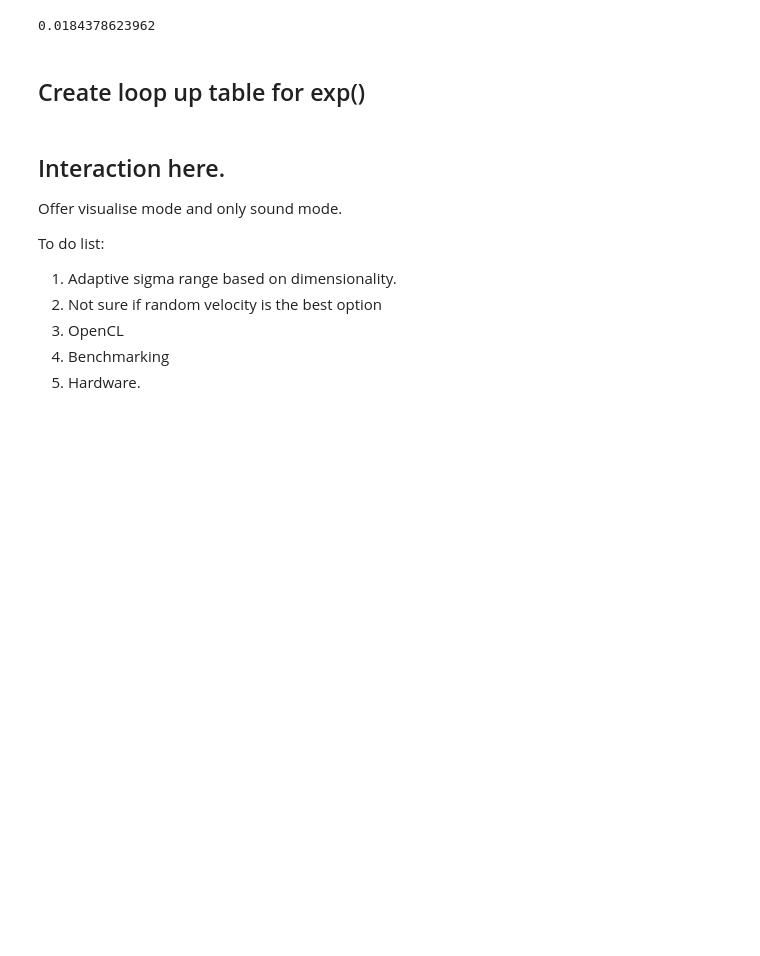
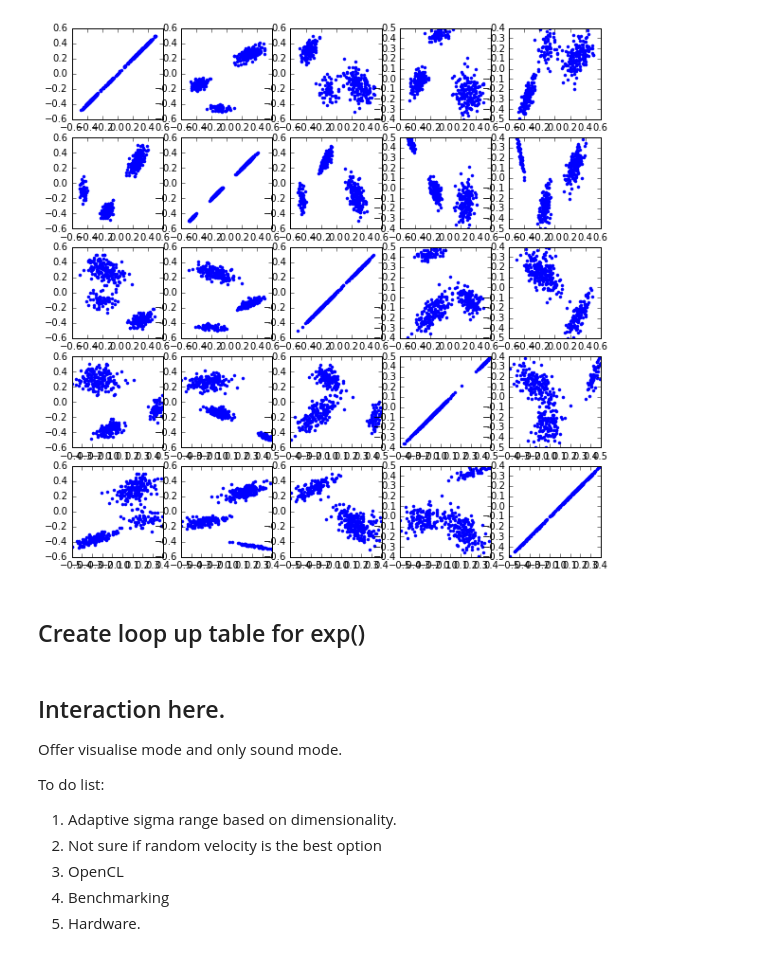
Before and after one commit to wiccy46/MBSison16, a Jupyter notebook: ptmain.ipynb, the cells around one changed output. Cells and saved outputs as stored; diff of their text form; code cells hidden in the pictures; blank space fills up the shorter version.

```diff
--- a/ptmain.ipynb
+++ b/ptmain.ipynb
@@ -109,18 +107,17 @@ def stdData(data, dim):
     return data
 
 # Generate data set based of dimension and num_of_cluster.
-def dataGen(row,dim, c):
-    N = row * dim
-    data = np.zeros((N,dim)) # initialise data
-    mu = 0 # Mean.
-    sigma = 0.2
-    overlap = 0.1
+def dataGen(dim, c, sigma = 0.2, minnr = 50, maxnr = 200):
     for i in range(c):
-        for j in range(dim):
-            sigma = np.random.rand()
-            data[i*int(N/c) : i*int(N/c)+ int(N/c) , j] = np.random.normal(mu, sigma, int(N/c))
-            mu = mu + sigma + (np.random.rand() - 0.5) * 0.3
-    return stdData(data, dim)
+        nr = pyrandom.randrange(minnr, maxnr, 1)
+        meanvec = np.random.rand(dim)
+        covmat = sigma**2*cov(np.random.rand(dim, dim))
+        dtmp = np.random.multivariate_normal(meanvec, covmat, nr)
+        if(i==0):
+            result = dtmp.copy()
+        else:
+            result = np.vstack((result, dtmp.copy()))
+    return stdData(result, dim)
 # %%
 %%cython
 cimport numpy as np
@@ -233,34 +230,38 @@ def PTSM(np.ndarray[np.float64_t, ndim = 1] pos, np.ndarray[np.float64_t, ndim =
 # %%
 # if testMode == T, a random example is used as the data.
 # else, you can load the actual data txt files.
 testMode = True
-if testMode == True:
-    data = dataGen(row = 300, dim = 5, c = 3)
+if testMode :
+    data = dataGen(5, 3, minnr = 50, maxnr = 200)
     N, dim = data.shape[0], data.shape[1]
-    plot(data[:, 0], data[:,1], ".")
+    pylab.rcParams['figure.figsize'] = (10.0, 10.0)
+    dim = 5
+    ct=1
+    for i in range(dim):
+        for j in range(dim):
+            subplot(dim, dim, ct)
+            plot(data[:, i], data[:,j], ".")
+            ct += 1
 
 else:
     # Load test data from file
 #     data = np.loadtxt("data/dim032.txt")
     # Still have problem loading csv file.
     data = np.genfromtxt("data/posture.csv",delimiter=",", skip_header = 1)
     headers = np.genfromtxt("data/posture.csv", dtype = np.str_, delimiter = ",", max_rows = 1 )
     N, dim = data.shape[0], data.shape[1]
 #     data = stdData(data, dim)
 #     plot(data[:,0], data[:,1], ".")
 
 # Create exp lookup
 exp_resolution = 1000000 # Resolution for lookup table
 delta_dis = np.linspace(0.0, dim, num = exp_resolution) # Range of distance difference.
 # m_comp = 0.001 # mass compensation
 norm_max = dim
 sigma = 0.1
-t0 = time.time()
 exp_table = updateExpTable(sigma, delta_dis)
-t1 = time.time()
-print (t1 - t0)
 # %% [output]
-0.0184378623962
+[figure, added]
 # %% [markdown]
 ## Create loop up table for exp()
 # %% [markdown]
```
Also changed, not shown: parts of 4 cells of this notebook.
